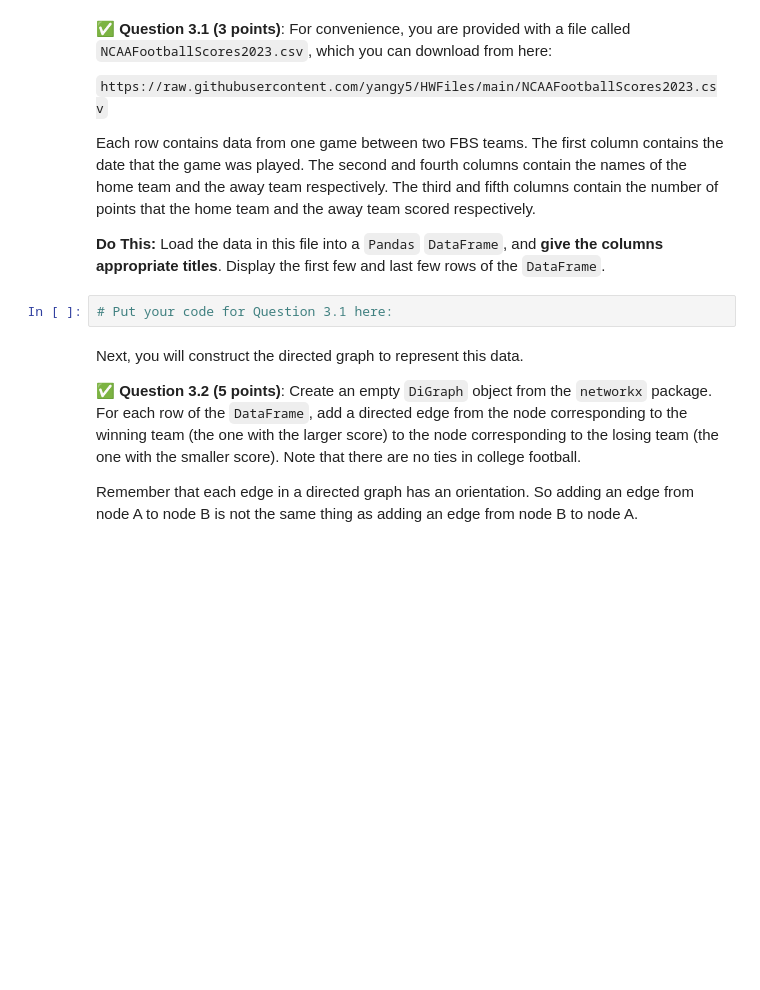
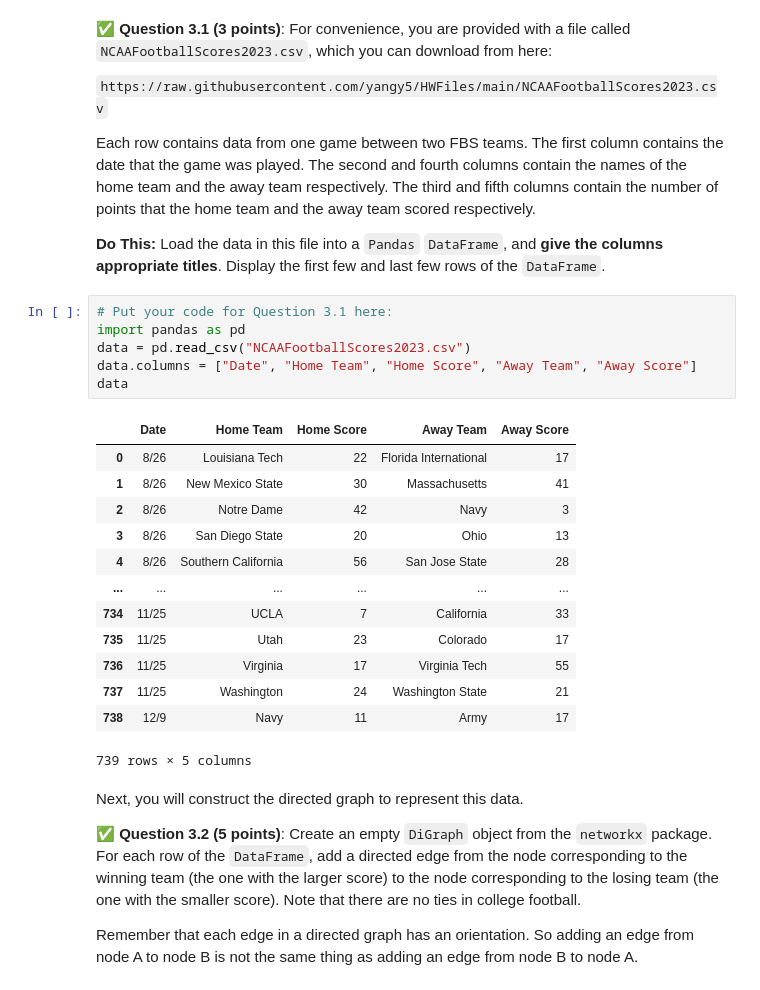
Before and after one commit to brytran/CMSE202-f23-turnin, a Jupyter notebook: hw-02/HW-02_ABMandGraphTheory-STUDENT.ipynb, the cells around one changed output. Saved outputs shown, nothing was run; the diff lists cells and outputs as text; blank space fills up the shorter version.

```diff
--- a/hw-02/HW-02_ABMandGraphTheory-STUDENT.ipynb
+++ b/hw-02/HW-02_ABMandGraphTheory-STUDENT.ipynb
@@ -375,6 +375,24 @@ Each row contains data from one game between two FBS teams. The first column con
 **Do This:** Load the data in this file into a `Pandas` `DataFrame`, and **give the columns appropriate titles**. Display the first few and last few rows of the `DataFrame`.
 # %%
 # Put your code for Question 3.1 here:
+import pandas as pd
+data = pd.read_csv("NCAAFootballScores2023.csv")
+data.columns = ["Date", "Home Team", "Home Score", "Away Team", "Away Score"]
+data
+# %% [output]
+|  | Date | Home Team | Home Score | Away Team | Away Score |
+| 0 | 8/26 | Louisiana Tech | 22 | Florida International | 17 |
+| 1 | 8/26 | New Mexico State | 30 | Massachusetts | 41 |
+| 2 | 8/26 | Notre Dame | 42 | Navy | 3 |
+| 3 | 8/26 | San Diego State | 20 | Ohio | 13 |
+| 4 | 8/26 | Southern California | 56 | San Jose State | 28 |
+| ... | ... | ... | ... | ... | ... |
+| 734 | 11/25 | UCLA | 7 | California | 33 |
+| 735 | 11/25 | Utah | 23 | Colorado | 17 |
+| 736 | 11/25 | Virginia | 17 | Virginia Tech | 55 |
+| 737 | 11/25 | Washington | 24 | Washington State | 21 |
+| 738 | 12/9 | Navy | 11 | Army | 17 |
+739 rows × 5 columns
 # %% [markdown]
 Next, you will construct the directed graph to represent this data.
 
```
Also changed, not shown: parts of 15 cells of this notebook, 1 other file.
